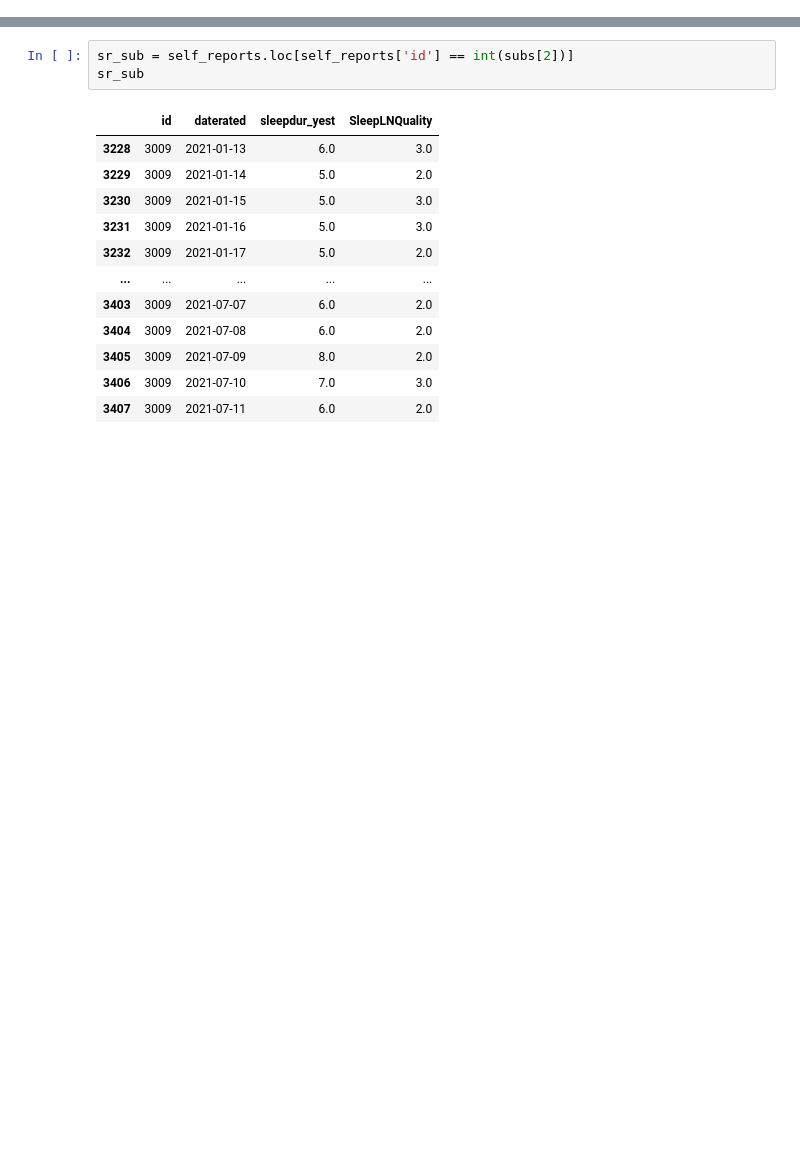
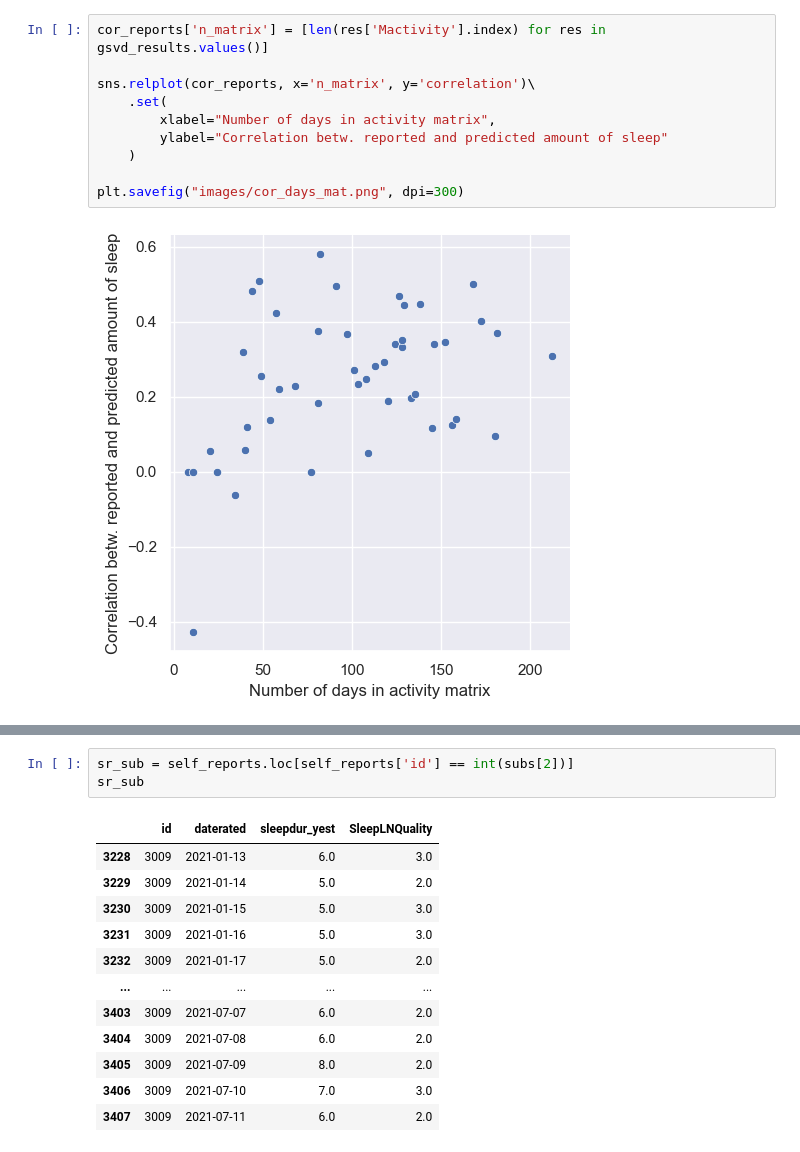
Before and after one commit to Valkje/graph-svd, a Jupyter notebook: clear3_sleep.ipynb, the cells around one changed output, grey strips where cells are left out. Drawn from its saved outputs; the diff is of its cells as text; blank space fills up the shorter version.

```diff
--- a/clear3_sleep.ipynb
+++ b/clear3_sleep.ipynb
@@ -109,0 +288,12 @@ self_reports
+# %%
+cor_reports['n_matrix'] = [len(res['Mactivity'].index) for res in gsvd_results.values()]
+
+sns.relplot(cor_reports, x='n_matrix', y='correlation')\
+    .set(
+        xlabel="Number of days in activity matrix",
+        ylabel="Correlation betw. reported and predicted amount of sleep"
+    )
+
+plt.savefig("images/cor_days_mat.png", dpi=300)
+# %% [output]
+[figure, added]
```
Also changed, not shown: parts of 24 cells of this notebook.
